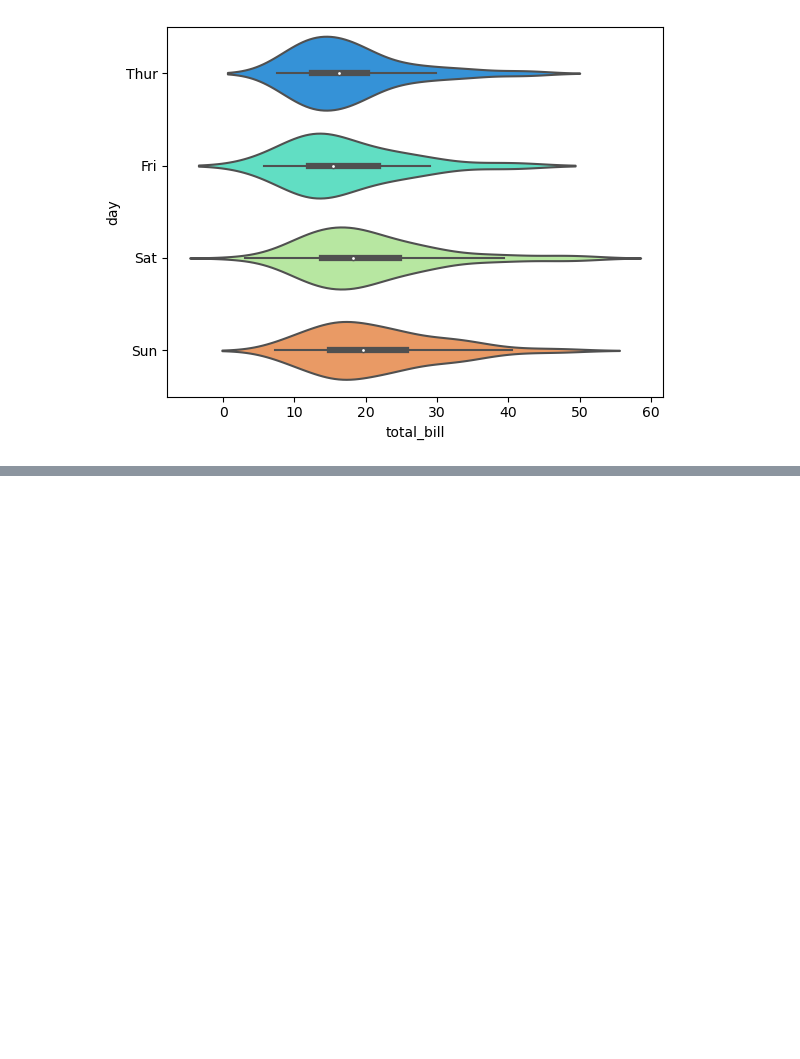
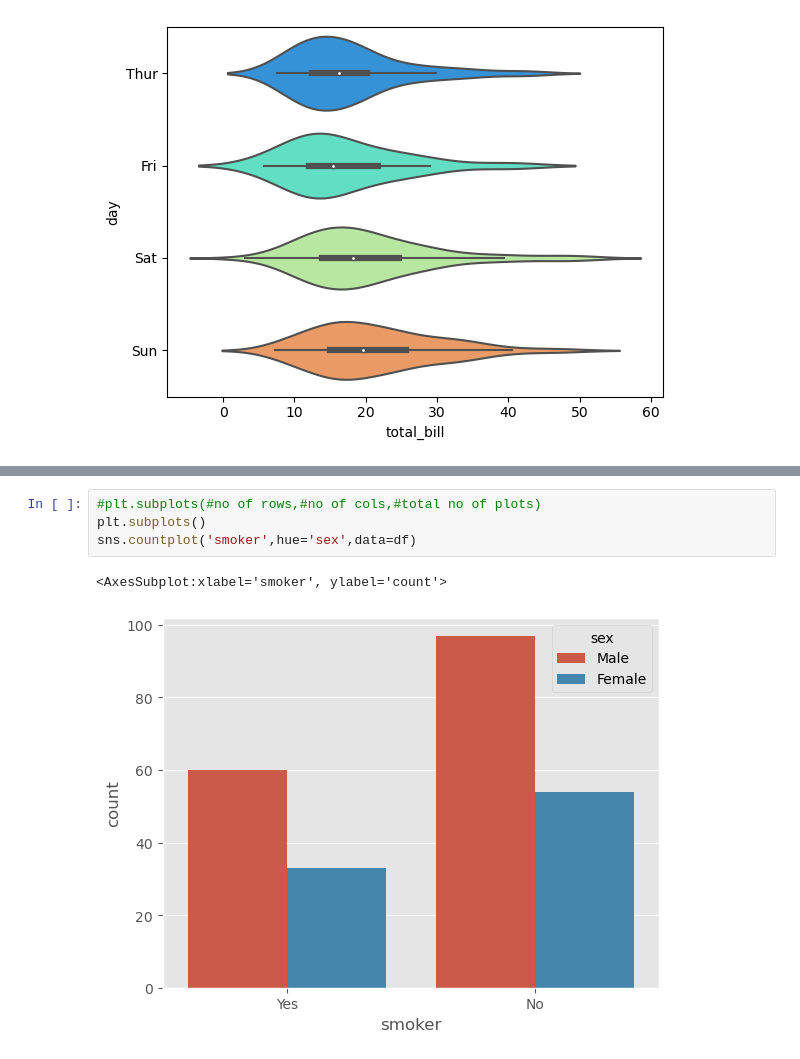
Before and after one commit to bishu5c6/Plots-in-ML, a Jupyter notebook: seaborn.ipynb, the cells around one changed output, grey strips where cells are left out. Cells and saved outputs as stored; diff of their text form; blank space fills up the shorter version.

```diff
--- a/seaborn.ipynb
+++ b/seaborn.ipynb
@@ -174,0 +256,7 @@ sns.violinplot(x='total_bill',y='day',data=df,palette='rainbow')
+# %%
+#plt.subplots(#no of rows,#no of cols,#total no of plots)
+plt.subplots()
+sns.countplot('smoker',hue='sex',data=df)
+# %% [output]
+<AxesSubplot:xlabel='smoker', ylabel='count'>
+[figure, added]
```
Also changed, not shown: parts of 22 cells of this notebook, 3 other files.
